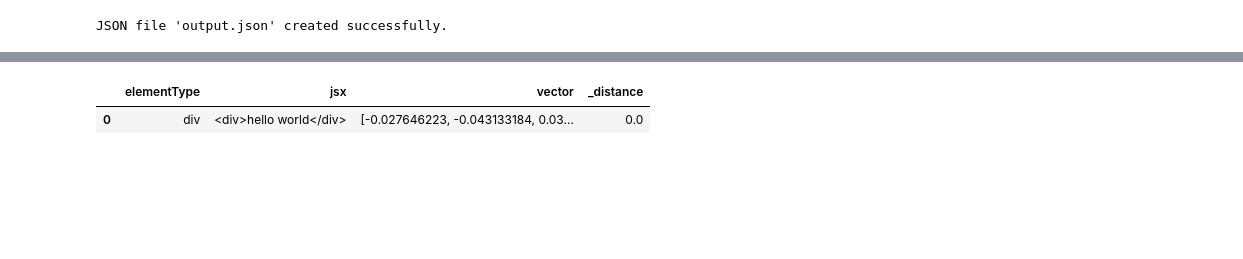
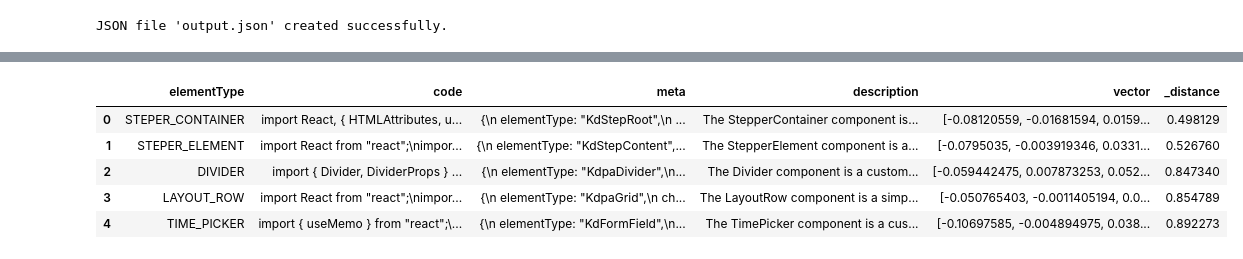
Before and after one commit to aliakbarvafaei/Chatbot_Agent, a Jupyter notebook: Part0 - React Code Generator/temp.ipynb, the cells around one changed output, grey strips where cells are left out. Drawn from its saved outputs; the diff is of its cells as text; code cells hidden in the pictures; blank space fills up the shorter version.

```diff
--- a/Part0 - React Code Generator/temp.ipynb
+++ b/Part0 - React Code Generator/temp.ipynb
@@ -127,8 +136,7 @@ tbl = db.create_table(
 # %%
 tbl = db.open_table("react_elements")
-query = "div"
+query = "stepper"
 
-res= tbl.search(query).limit(1).to_pandas()
-res2= tbl
+res= tbl.search(query).limit(5).to_pandas()
 res
 # %% [output]
@@ -136,5 +143,9 @@ res
-|  | elementType | jsx | vector | _distance |
-| 0 | div | <div>hello world</div> | [-0.027646223, -0.043133184, 0.03... | 0.0 |
+|  | elementType | code | meta | description | vector | _distance |
+| 0 | STEPER_CONTAINER | import React, { HTMLAttributes, u... | {\n elementType: "KdStepRoot",\n ... | The StepperContainer component is... | [-0.08120559, -0.01681594, 0.0159... | 0.498129 |
+| 1 | STEPER_ELEMENT | import React from "react";\nimpor... | {\n elementType: "KdStepContent",... | The StepperElement component is a... | [-0.0795035, -0.003919346, 0.0331... | 0.526760 |
+| 2 | DIVIDER | import { Divider, DividerProps } ... | {\n elementType: "KdpaDivider",\n... | The Divider component is a custom... | [-0.059442475, 0.007873253, 0.052... | 0.847340 |
+| 3 | LAYOUT_ROW | import React from "react";\nimpor... | {\n elementType: "KdpaGrid",\n ch... | The LayoutRow component is a simp... | [-0.050765403, -0.0011405194, 0.0... | 0.854789 |
+| 4 | TIME_PICKER | import { useMemo } from "react";\... | {\n elementType: "KdFormField",\n... | The TimePicker component is a cus... | [-0.10697585, -0.004894975, 0.038... | 0.892273 |
 # %%
 from pydantic import BaseModel, Field
 
```
Also changed, not shown: parts of 12 cells of this notebook, 6 other files.
